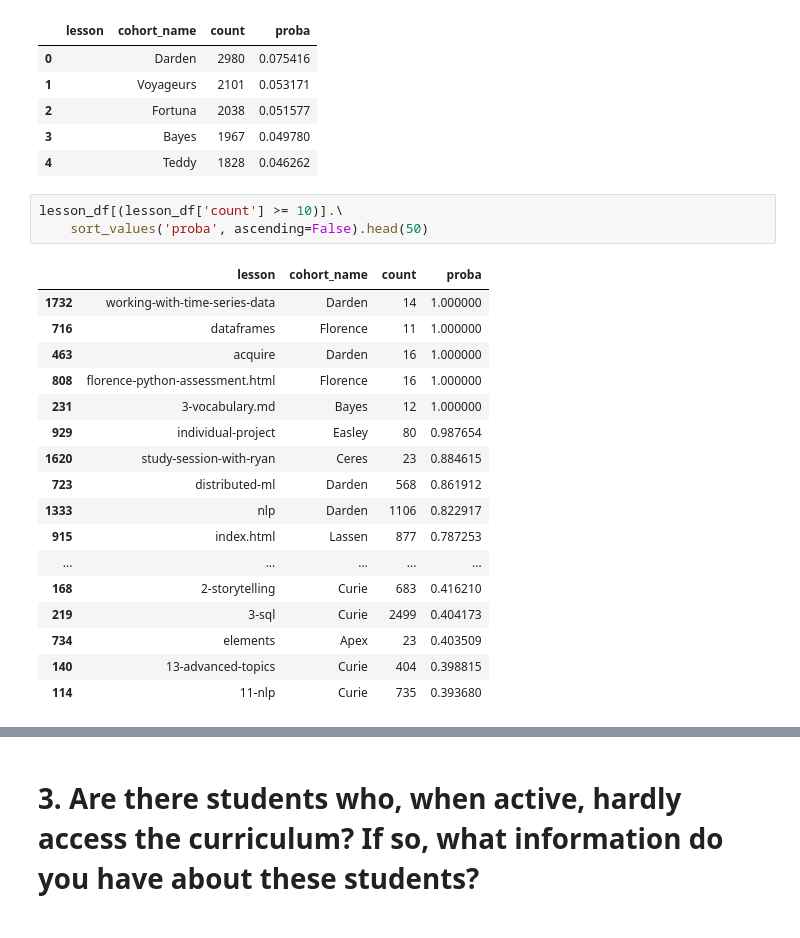
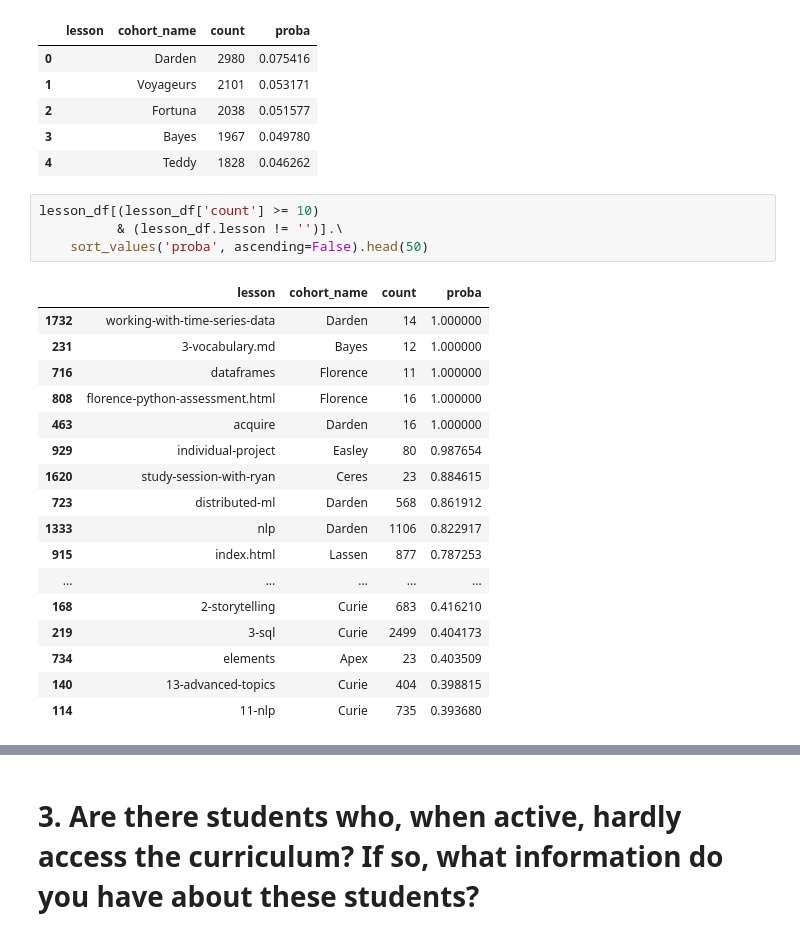
Before and after one commit to Adam-Harris87/anomaly-detection-exercises, a Jupyter notebook: anomaly_detection_exercise.ipynb, the cells around one changed output, grey strips where cells are left out. Saved outputs shown, nothing was run; the diff lists cells and outputs as text.

```diff
--- a/anomaly_detection_exercise.ipynb
+++ b/anomaly_detection_exercise.ipynb
@@ -135,15 +114,16 @@ lesson_df.head()
 | 3 |  | Bayes | 1967 | 0.049780 |
 | 4 |  | Teddy | 1828 | 0.046262 |
 # %%
-lesson_df[(lesson_df['count'] >= 10)].\
+lesson_df[(lesson_df['count'] >= 10)
+          & (lesson_df.lesson != '')].\
     sort_values('proba', ascending=False).head(50)
 # %% [output]
 |  | lesson | cohort_name | count | proba |
 | 1732 | working-with-time-series-data | Darden | 14 | 1.000000 |
+| 231 | 3-vocabulary.md | Bayes | 12 | 1.000000 |
 | 716 | dataframes | Florence | 11 | 1.000000 |
+| 808 | florence-python-assessment.html | Florence | 16 | 1.000000 |
 | 463 | acquire | Darden | 16 | 1.000000 |
-| 808 | florence-python-assessment.html | Florence | 16 | 1.000000 |
-| 231 | 3-vocabulary.md | Bayes | 12 | 1.000000 |
 | 929 | individual-project | Easley | 80 | 0.987654 |
 | 1620 | study-session-with-ryan | Ceres | 23 | 0.884615 |
 | 723 | distributed-ml | Darden | 568 | 0.861912 |
```
Also changed, not shown: parts of 18 cells of this notebook, 1 other file.
